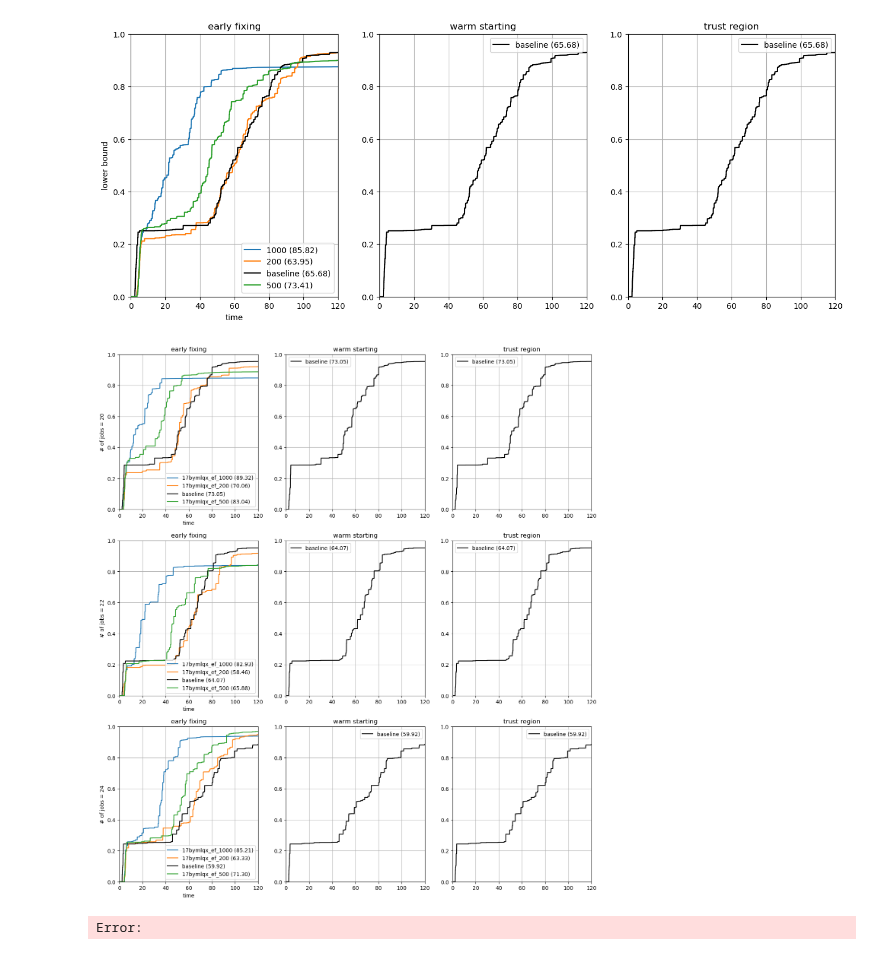
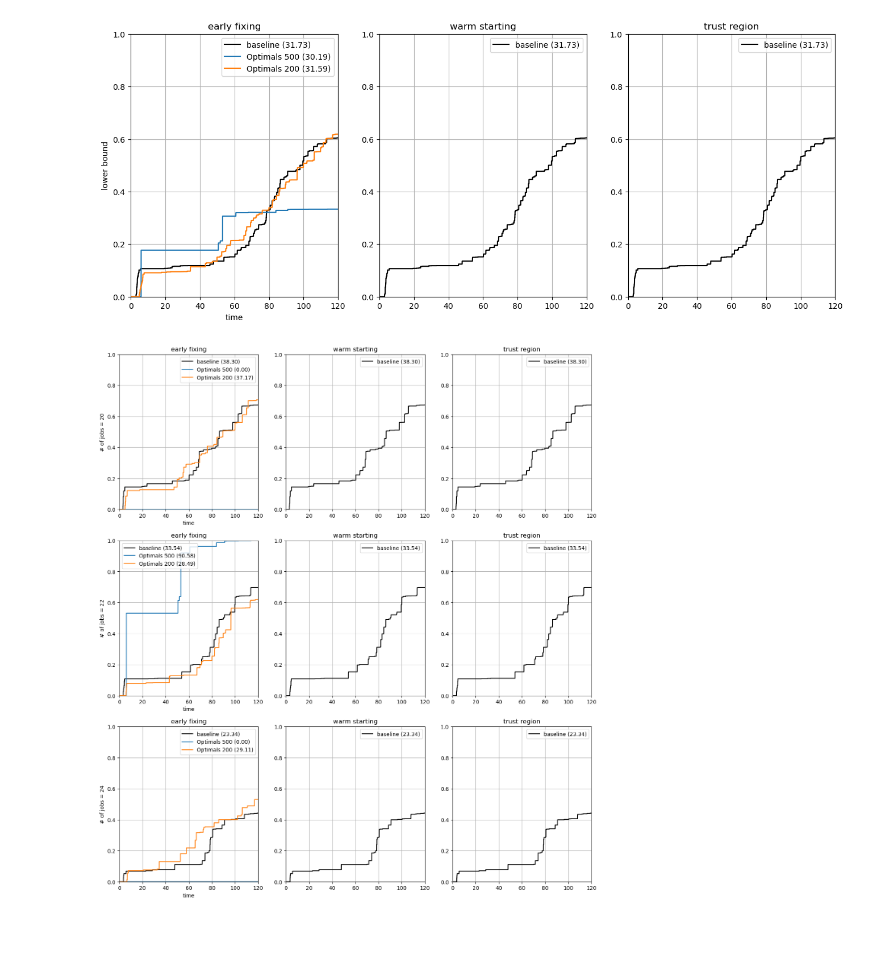
Before and after one commit to gos-ufsc/sat-gnn, a Jupyter notebook: notebooks/5.1-bmp-heuristics-evaluation.ipynb, the cells around one changed output. Saved outputs shown, nothing was run; the diff lists cells and outputs as text; code cells hidden in the pictures.

```diff
--- a/notebooks/5.1-bmp-heuristics-evaluation.ipynb
+++ b/notebooks/5.1-bmp-heuristics-evaluation.ipynb
@@ -23,10 +21,9 @@ results_dir = Path('../data/results/')
 opts_dir = Path('../data/interim/')
 
 T = 125
-net_id = '17bymlqx'
-
+net_id = 'gbmooeqh'
 all_shortnames = {'_'.join(fp.name.split('_')[:3]) for fp in results_dir.glob(f'{net_id}_*_{T}_*.json')}
-all_shortnames.add('bs_0')
+all_shortnames.add('baseline_bs_0')
 all_shortnames
 for shortname in all_shortnames:
     print(shortname)
@@ -42,0 +38,5 @@ bs_0
+# %%
+api = wandb.Api()
+run = api.run('brunompac/sat-gnn/'+net_id)
+model_name = run.group[len('Best-'):]
+model_name
@@ -66,5 +68,5 @@ def load_all_results(shortname: str):
 
     return df
 
-dfs = {shortname: load_all_results(shortname) for shortname in all_shortnames}
+dfs = {shortname.replace(net_id, model_name): load_all_results(shortname) for shortname in all_shortnames}
 # dfs['bs_0'] = dfs['bs_0'][dfs['bs_0']['size'] != 9]
@@ -126,7 +136,7 @@ for sn, df in dfs.items():
         for ax in axs:
             ax.plot(x, curve, color='black', label=f"baseline ({auc:.2f})")
         continue
-    ax.plot(x, curve, label=sn.split('_')[-1]+f" ({auc:.2f})")
+    ax.plot(x, curve, label=sn.split('_')[0]+' '+sn.split('_')[2]+f" ({auc:.2f})")
     ax.set_ylabel('lower bound')
     ax.set_xlabel('time')
 # plt.plot(df[~df['infeasible']]['primal_curve'].mean())
@@ -138,12 +148,12 @@ for ax in axs:
     ax.grid()
 plt.show()
 # %% [output]
-[figure, old version]
+[figure, new version]
 # %%
 # TODO: baseline is different for every method, as it should take on account the
 # feasibility
 
-sizes = sorted(dfs['bs_0']['size'].unique())
+sizes = sorted(dfs['baseline_bs_0']['size'].unique())
 
 fig, axss = plt.subplots(len(sizes),3)
 
@@ -160,33 +170,33 @@ for i, s in enumerate(sizes):
         df = df_[df_['size'] == s]
 
         dt = 1e-3
         curve = df['primal_curve'].mean()
         auc = np.sum(curve * dt)
         x = np.arange(len(curve)) * dt
 
         if 'ef' in sn:
             ax = axs[0]
         elif 'ws' in sn:
             ax = axs[1]
         elif 'tr' in sn:
             ax = axs[2]
         else:
             for ax in axs:
                 ax.plot(x, curve, color='black', label=f"baseline ({auc:.2f})")
             continue
-        ax.plot(x, curve, label=sn+f" ({auc:.2f})")
+        # ax.plot(x, curve, label=sn+f" ({auc:.2f})")
+        ax.plot(x, curve, label=sn.split('_')[0]+' '+sn.split('_')[2]+f" ({auc:.2f})")
         ax.set_ylabel('lower bound')
         ax.set_xlabel('time')
     # plt.plot(df[~df['infeasible']]['primal_curve'].mean())
 
     for ax in axs:
         ax.set_xlim(0,120)
         ax.set_ylim(0,1)
         ax.legend()
         ax.grid()
 
     axs[0].set_ylabel(f'# of jobs = {s}')
 plt.show()
 # %% [output]
-[figure, old version]
+[figure, new version]
-Error:
```
Also changed, not shown: parts of 6 cells of this notebook.
